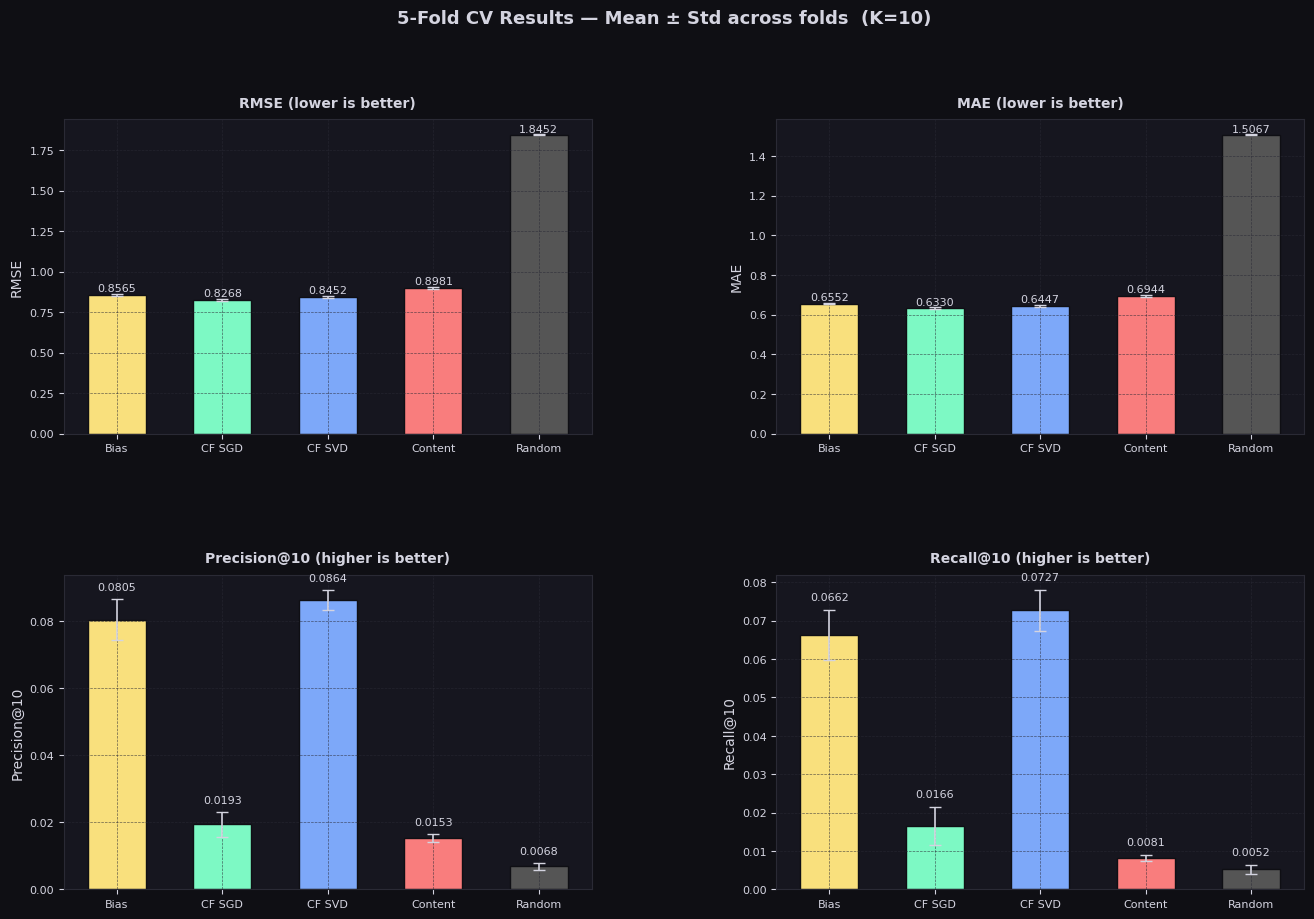
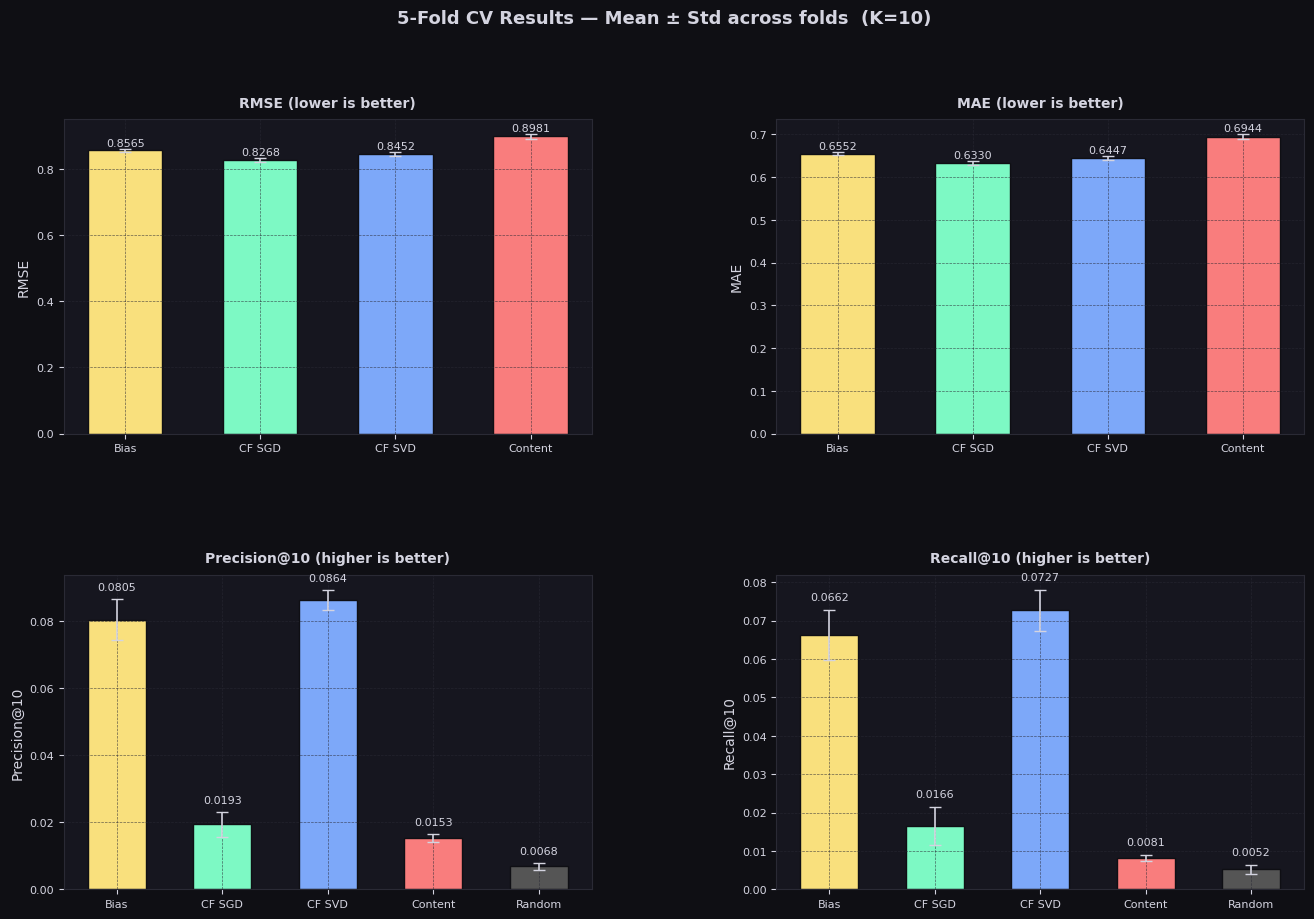
The notebook cell's code change between the first figure and the second:
--- before
+++ after
@@ -3,12 +3,16 @@
 gs  = gridspec.GridSpec(2, 2, figure=fig, hspace=0.45, wspace=0.35)
 
-model_names  = list(cv_results.keys())
-x            = np.arange(len(model_names))
-colors      = [ACCENT4, ACCENT, ACCENT3, ACCENT2, "#555555"]   # add grey for random
-short_names = ["Bias", "CF SGD", "CF SVD", "Content", "Random"]
-def metric_bar(ax, metric, ylabel, title):
-    means = [np.mean(cv_results[m][metric]) for m in model_names]
-    stds  = [np.std(cv_results[m][metric])  for m in model_names]
-    bars  = ax.bar(x, means, color=colors, edgecolor=BG, width=0.55,
+model_names_all     = list(cv_results.keys())
+model_names_rmse    = [m for m in model_names_all if m != "Random"]
+colors_rmse         = [ACCENT4, ACCENT, ACCENT3, ACCENT2]
+colors_all          = [ACCENT4, ACCENT, ACCENT3, ACCENT2, "#555555"]
+short_names_rmse    = ["Bias", "CF SGD", "CF SVD", "Content"]
+short_names_all     = ["Bias", "CF SGD", "CF SVD", "Content", "Random"]
+
+def metric_bar(ax, metric, ylabel, title, model_list, color_list, name_list):
+    means = [np.mean(cv_results[m][metric]) for m in model_list]
+    stds  = [np.std(cv_results[m][metric])  for m in model_list]
+    x     = np.arange(len(model_list))
+    bars  = ax.bar(x, means, color=color_list, edgecolor=BG, width=0.55,
                    yerr=stds, capsize=4,
                    error_kw={"ecolor": TEXT_C, "linewidth": 1.2})
@@ -19,12 +23,12 @@
                 color=TEXT_C, fontsize=8)
     ax.set_xticks(x)
-    ax.set_xticklabels(short_names)
+    ax.set_xticklabels(name_list)
     ax.set_ylabel(ylabel)
     style_ax(ax, title)
 
-metric_bar(fig.add_subplot(gs[0, 0]), "rmse",      "RMSE",         "RMSE (lower is better)")
-metric_bar(fig.add_subplot(gs[0, 1]), "mae",       "MAE",          "MAE (lower is better)")
-metric_bar(fig.add_subplot(gs[1, 0]), "precision", "Precision@10", "Precision@10 (higher is better)")
-metric_bar(fig.add_subplot(gs[1, 1]), "recall",    "Recall@10",    "Recall@10 (higher is better)")
+metric_bar(fig.add_subplot(gs[0, 0]), "rmse",      "RMSE",         "RMSE (lower is better)",         model_names_rmse, colors_rmse, short_names_rmse)
+metric_bar(fig.add_subplot(gs[0, 1]), "mae",       "MAE",          "MAE (lower is better)",          model_names_rmse, colors_rmse, short_names_rmse)
+metric_bar(fig.add_subplot(gs[1, 0]), "precision", "Precision@10", "Precision@10 (higher is better)", model_names_all,  colors_all,  short_names_all)
+metric_bar(fig.add_subplot(gs[1, 1]), "recall",    "Recall@10",    "Recall@10 (higher is better)",    model_names_all,  colors_all,  short_names_all)
 
 fig.suptitle(f"5-Fold CV Results — Mean ± Std across folds  (K={K})",

Commit: Excluded rnadom-guessing model for rmse comparison